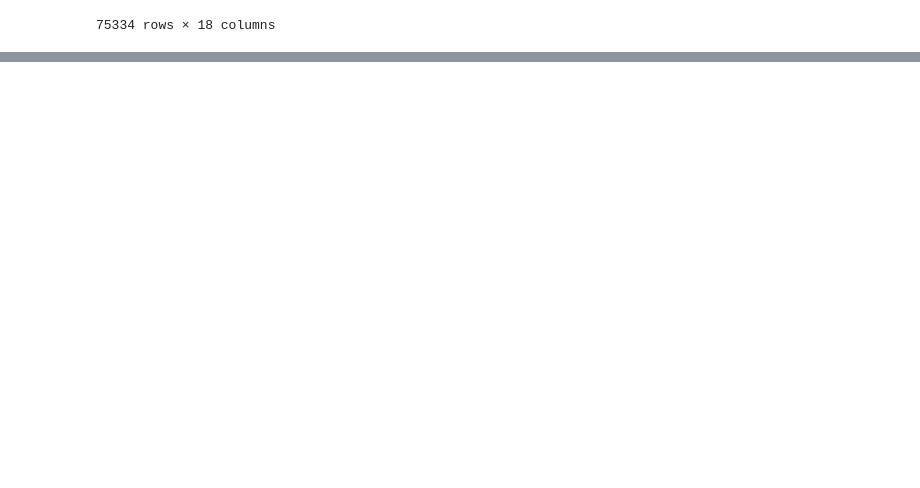
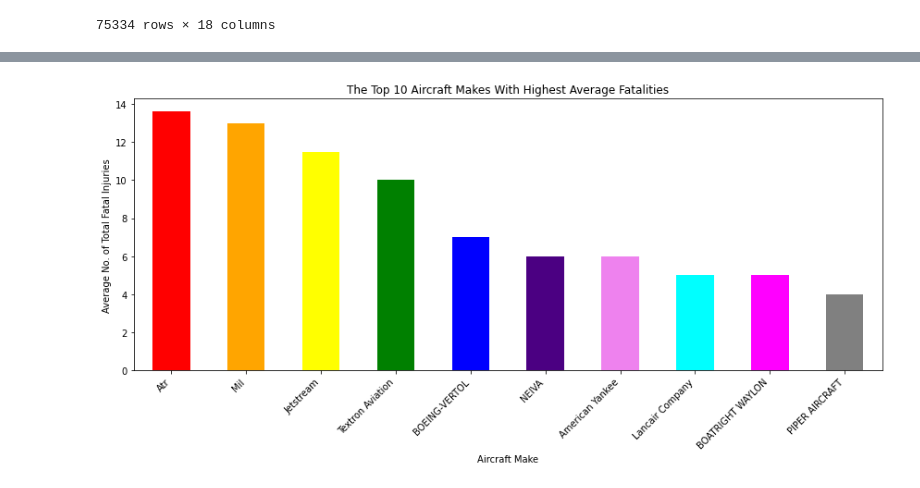
Before and after one commit to georgekuria-crypto/dsc-phase-1-project-v3, a Jupyter notebook: student.ipynb, the cells around one changed output, grey strips where cells are left out. Cells and saved outputs as stored; diff of their text form; code cells hidden in the pictures; blank space fills up the shorter version.

Commit message:
Did more cleaning and part of the visualizations

```diff
--- a/student.ipynb
+++ b/student.ipynb
@@ -395,0 +405,9 @@ df
+# %%
+#Creating a new well defined column specifying the type of weather and its effect on the navigation of the aircrafts
+#Dictionary created redefining the strings in the weather.condition column
+weather_conditions={'VMC':'Visible Weather Conditions','IMC':'Instrument Required Weather Conditions','UNK':' Slightly Unknown Weather Conditions','Unk':'Strongly Unknown Weather Conditions'}
+
+#Mapping the dictionary to the weather.condition column and creating a new column
+df['Weather.Recorded']=df['Weather.Condition'].map(weather_conditions)
+
+df
@@ -395,0 +430,18 @@ df
+# %%
+dangerous_aircraft_make = df.groupby('Make')['Total.Fatal.Injuries'].mean()
+
+# Sorted Display of Fatalities according to aircraft make
+top_dangerous_aircraft_make = dangerous_aircraft_make.sort_values(ascending=False).head(10)
+
+colors = ['red', 'orange', 'yellow', 'green', 'blue', 'indigo', 'violet', 'cyan', 'magenta', 'gray']
+
+plt.figure(figsize=(12, 6))
+top_dangerous_aircraft_make.plot(kind='bar', color=colors)
+plt.ylabel('Average No. of Total Fatal Injuries')
+plt.xlabel('Aircraft Make')
+plt.title('The Top 10 Aircraft Makes With Highest Average Fatalities')
+plt.xticks(rotation=45, ha='right')#sets the position of the labels on the x-axis
+plt.tight_layout()
+plt.show()
+# %% [output]
+[figure, added]
```
Also changed, not shown: parts of 6 cells of this notebook, 5 other files.
